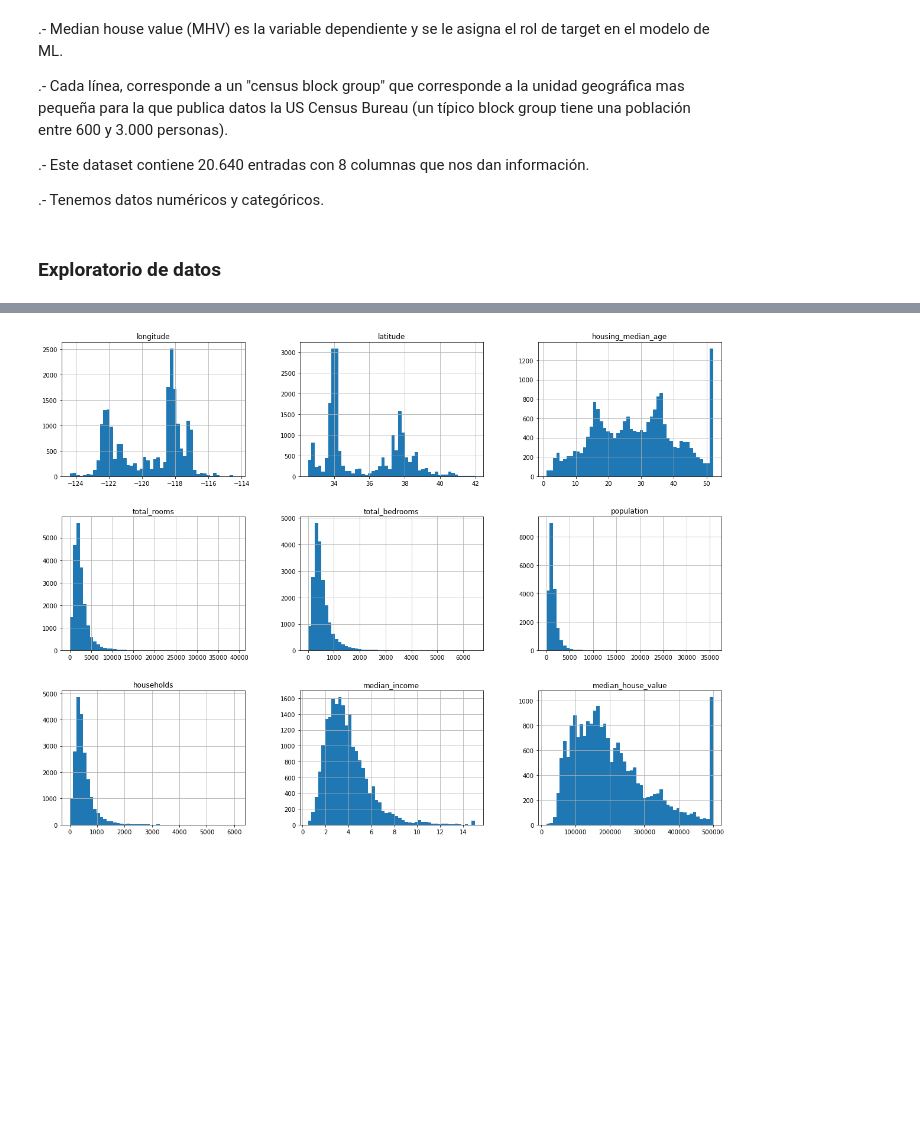
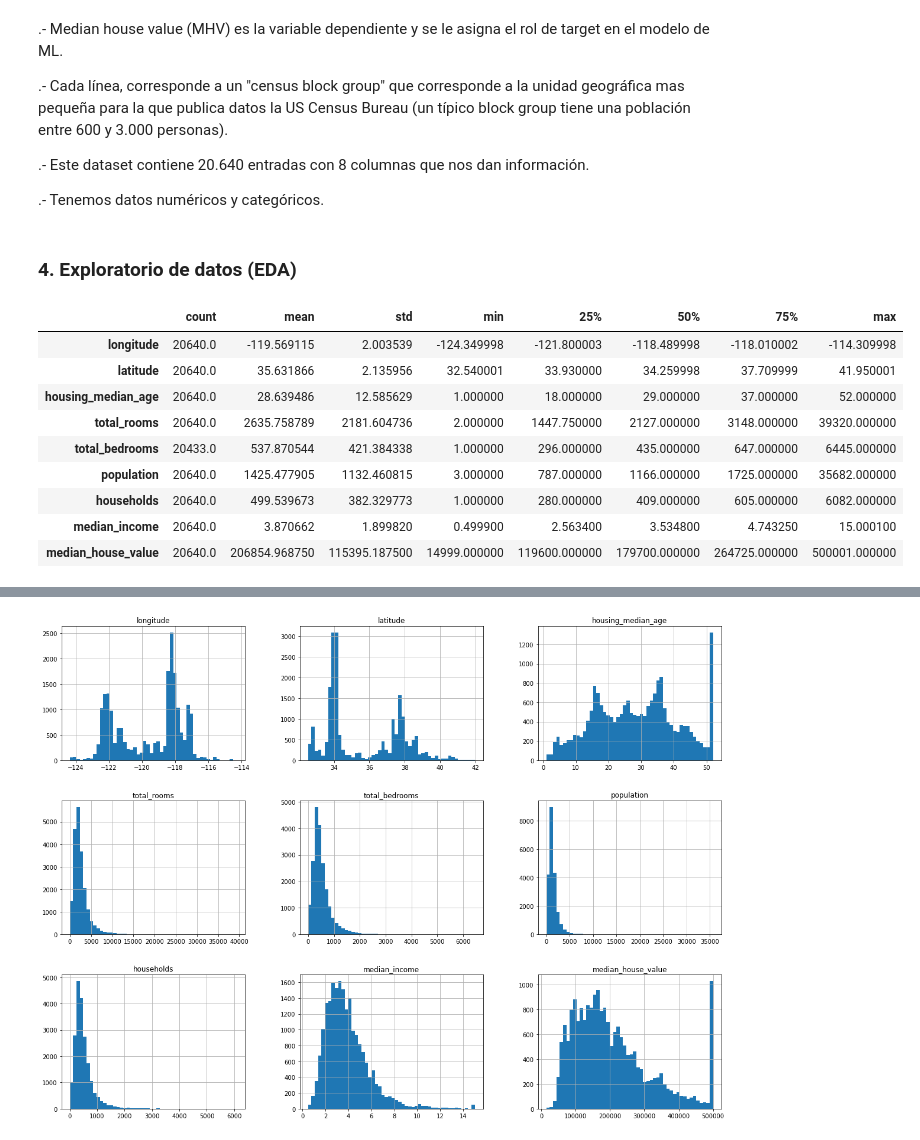
Before and after one commit to blancamir/spark-practice, a Jupyter notebook: Practica5_ML.ipynb, the cells around one changed output, grey strips where cells are left out. Drawn from its saved outputs; the diff is of its cells as text; code cells hidden in the pictures; blank space fills up the shorter version.

```diff
--- a/Practica5_ML.ipynb
+++ b/Practica5_ML.ipynb
@@ -106,4 +106,19 @@ only showing top 5 rows
 
 .- Tenemos datos numéricos y categóricos.
 # %% [markdown]
-### Exploratorio de datos
+### 4. Exploratorio de datos (EDA)
+# %%
+#Ver un resumen de los datos numericos
+
+house_df.toPandas().describe().transpose()
+# %% [output]
+|  | count | mean | std | min | 25% | 50% | 75% | max |
+| longitude | 20640.0 | -119.569115 | 2.003539 | -124.349998 | -121.800003 | -118.489998 | -118.010002 | -114.309998 |
+| latitude | 20640.0 | 35.631866 | 2.135956 | 32.540001 | 33.930000 | 34.259998 | 37.709999 | 41.950001 |
+| housing_median_age | 20640.0 | 28.639486 | 12.585629 | 1.000000 | 18.000000 | 29.000000 | 37.000000 | 52.000000 |
+| total_rooms | 20640.0 | 2635.758789 | 2181.604736 | 2.000000 | 1447.750000 | 2127.000000 | 3148.000000 | 39320.000000 |
+| total_bedrooms | 20433.0 | 537.870544 | 421.384338 | 1.000000 | 296.000000 | 435.000000 | 647.000000 | 6445.000000 |
+| population | 20640.0 | 1425.477905 | 1132.460815 | 3.000000 | 787.000000 | 1166.000000 | 1725.000000 | 35682.000000 |
+| households | 20640.0 | 499.539673 | 382.329773 | 1.000000 | 280.000000 | 409.000000 | 605.000000 | 6082.000000 |
+| median_income | 20640.0 | 3.870662 | 1.899820 | 0.499900 | 2.563400 | 3.534800 | 4.743250 | 15.000100 |
+| median_house_value | 20640.0 | 206854.968750 | 115395.187500 | 14999.000000 | 119600.000000 | 179700.000000 | 264725.000000 | 500001.000000 |
```
Also changed, not shown: parts of 81 cells of this notebook, 2 other files.
